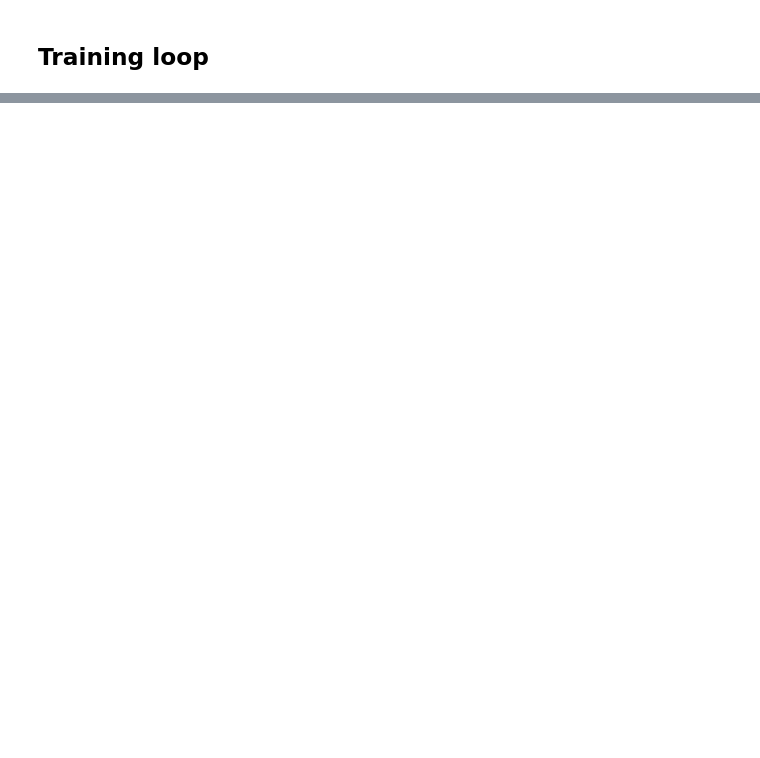
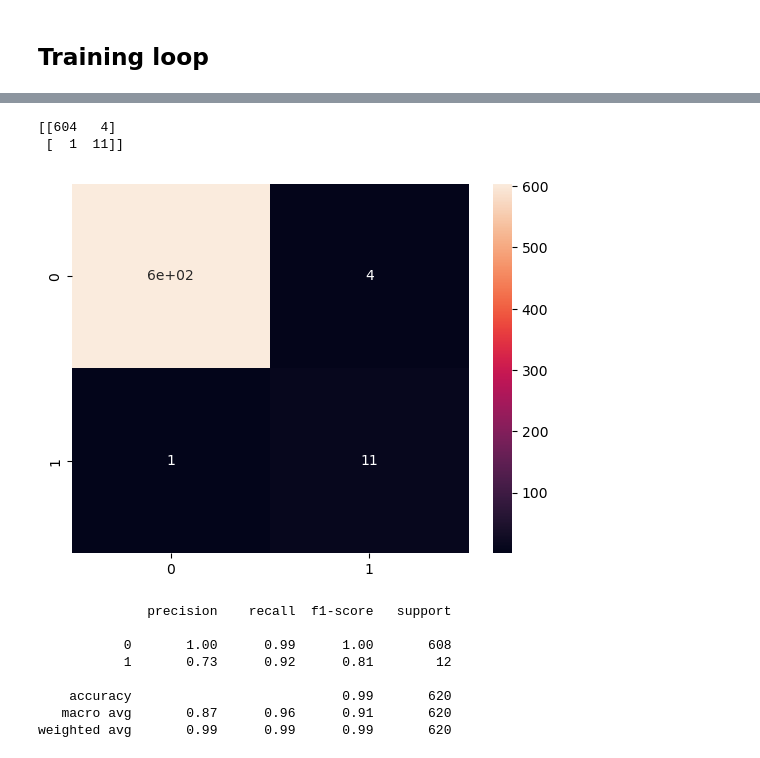
Before and after one commit to yunfanY-bot/C2_Detection, a Jupyter notebook: NEW_NN.ipynb, the cells around one changed output, grey strips where cells are left out. Drawn from its saved outputs; the diff is of its cells as text; code cells hidden in the pictures; blank space fills up the shorter version.

```diff
--- a/NEW_NN.ipynb
+++ b/NEW_NN.ipynb
@@ -553,0 +577,27 @@ print(class_accuracy)
+# %%
+## calculate binary classification metrics from the four-class metric with 1, 2, 3 being in one class and draw the confusion matrix
+y_test_binary = y_test.copy()
+y_test_binary[y_test_binary > 0] = 1
+pred_binary = pred.copy()
+pred_binary[pred_binary > 0] = 1
+
+cm = confusion_matrix(y_test_binary, pred_binary)
+print(cm)
+sns.heatmap(cm, annot=True)
+plt.show()
+
+## calculate precision, recall, and f1 score for each class
+from sklearn.metrics import classification_report
+print(classification_report(y_test_binary, pred_binary))
+# %% [output]
+[[604   4]
+ [  1  11]]
+[figure, added]
+              precision    recall  f1-score   support
+
+           0       1.00      0.99      1.00       608
+           1       0.73      0.92      0.81        12
+
+    accuracy                           0.99       620
+   macro avg       0.87      0.96      0.91       620
+weighted avg       0.99      0.99      0.99       620
```
Also changed, not shown: parts of 18 cells of this notebook.
